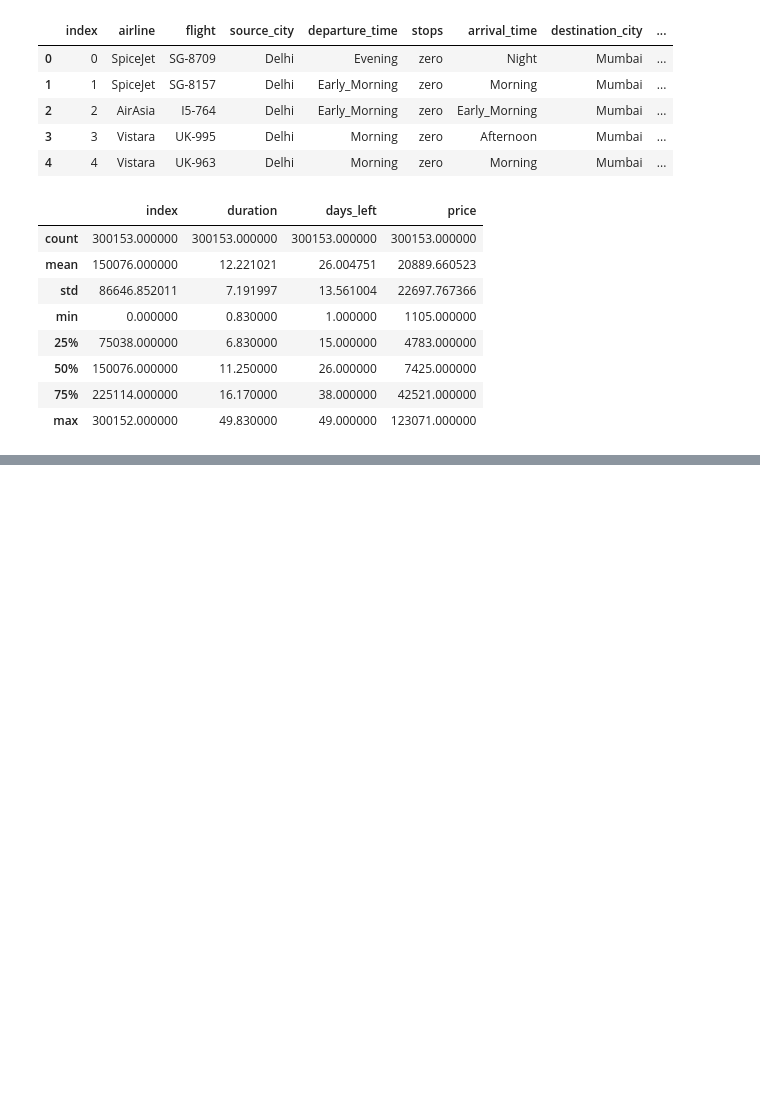
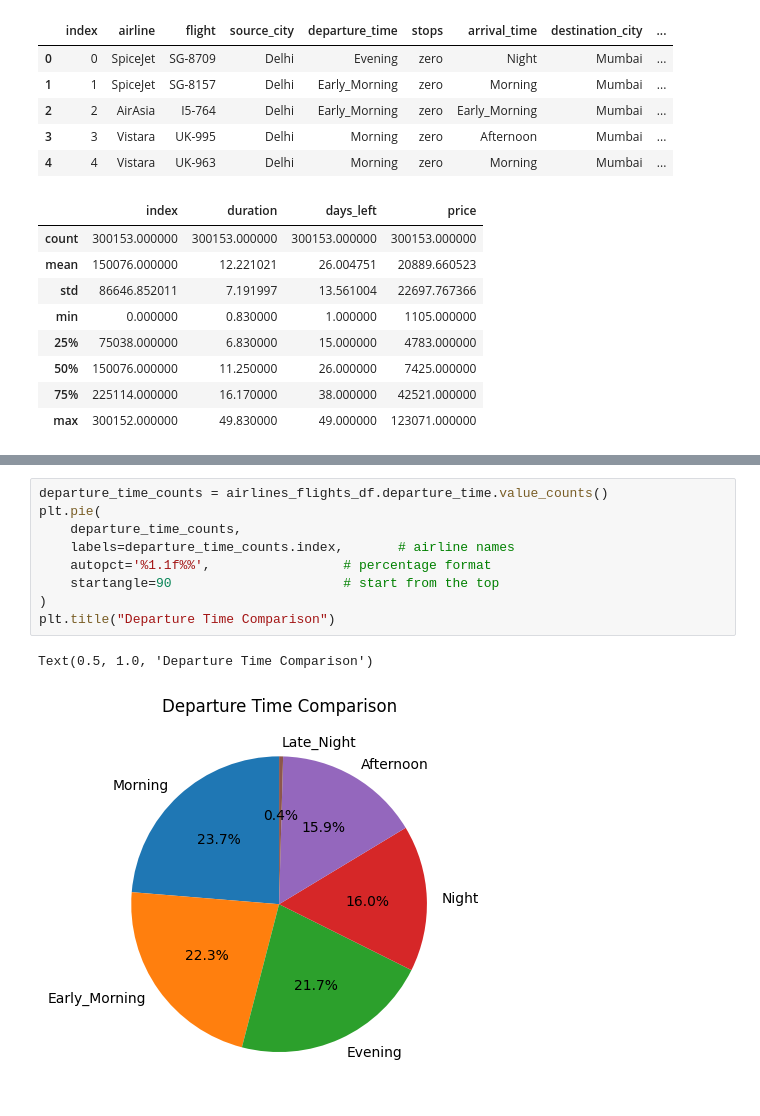
Before and after one commit to build-summer-2025/async-final-project-purple-Eric, a Jupyter notebook: final_project_example.ipynb, the cells around one changed output, grey strips where cells are left out. Saved outputs shown, nothing was run; the diff lists cells and outputs as text; blank space fills up the shorter version.

```diff
--- a/final_project_example.ipynb
+++ b/final_project_example.ipynb
@@ -30,0 +56,12 @@ airlines_flights_df.describe()
+# %%
+departure_time_counts = airlines_flights_df.departure_time.value_counts()
+plt.pie(
+    departure_time_counts,
+    labels=departure_time_counts.index,       # airline names
+    autopct='%1.1f%%',                 # percentage format
+    startangle=90                      # start from the top
+)
+plt.title("Departure Time Comparison")
+# %% [output]
+Text(0.5, 1.0, 'Departure Time Comparison')
+[figure, added]
```
Also changed, not shown: parts of 2 cells of this notebook, 2 other files.
